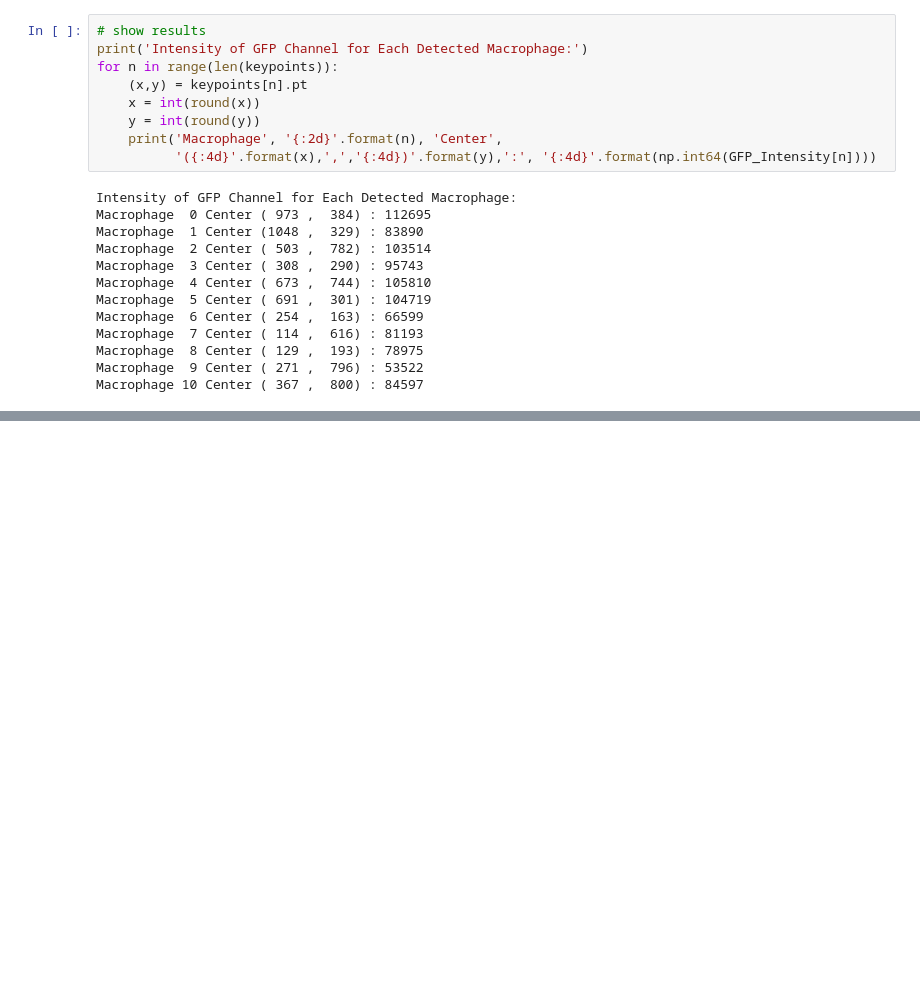
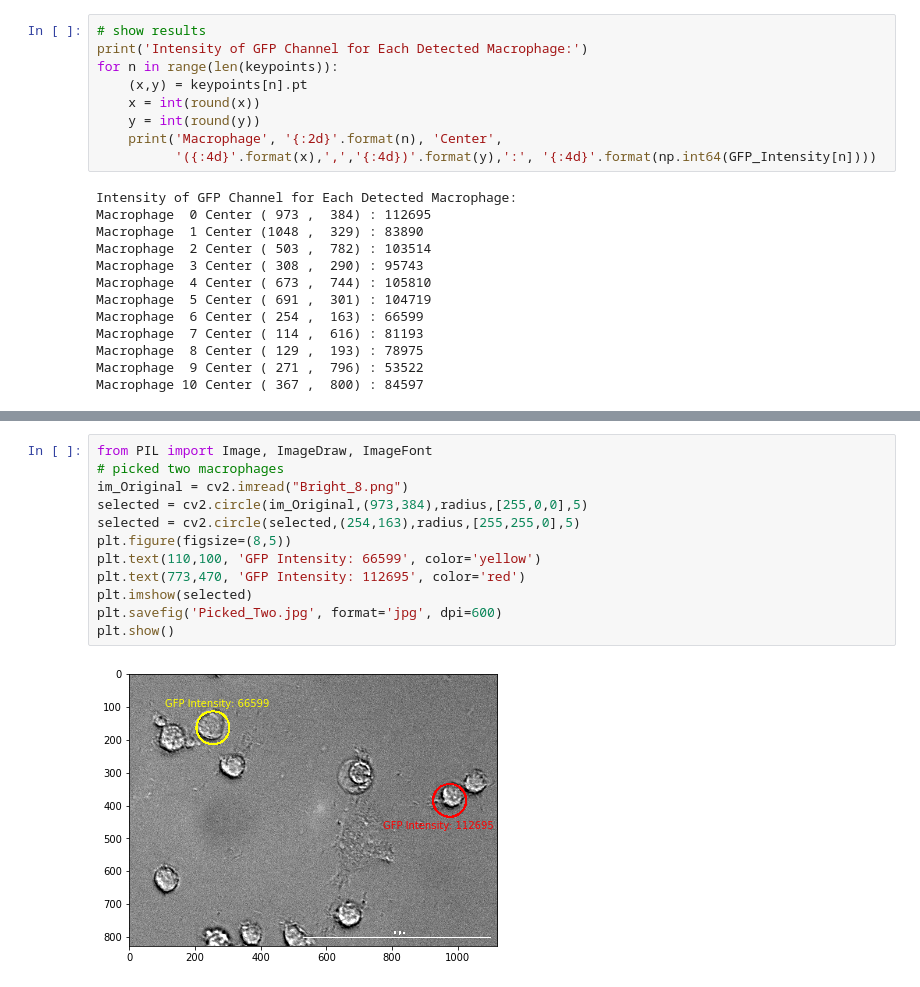
Before and after one commit to kingwyf87/Macrophage_Analysis, a Jupyter notebook: Macrophage_Analysis.ipynb, the cells around one changed output, grey strips where cells are left out. Drawn from its saved outputs; the diff is of its cells as text; blank space fills up the shorter version.

```diff
--- a/Macrophage_Analysis.ipynb
+++ b/Macrophage_Analysis.ipynb
@@ -152,0 +187,14 @@ Macrophage 10 Center ( 367 ,  800) : 84597
+# %%
+from PIL import Image, ImageDraw, ImageFont
+# picked two macrophages
+im_Original = cv2.imread("Bright_8.png")
+selected = cv2.circle(im_Original,(973,384),radius,[255,0,0],5)
+selected = cv2.circle(selected,(254,163),radius,[255,255,0],5)
+plt.figure(figsize=(8,5))
+plt.text(110,100, 'GFP Intensity: 66599', color='yellow')
+plt.text(773,470, 'GFP Intensity: 112695', color='red')
+plt.imshow(selected)
+plt.savefig('Picked_Two.jpg', format='jpg', dpi=600)
+plt.show()
+# %% [output]
+[figure, added]
```
Also changed, not shown: parts of 7 cells of this notebook.
